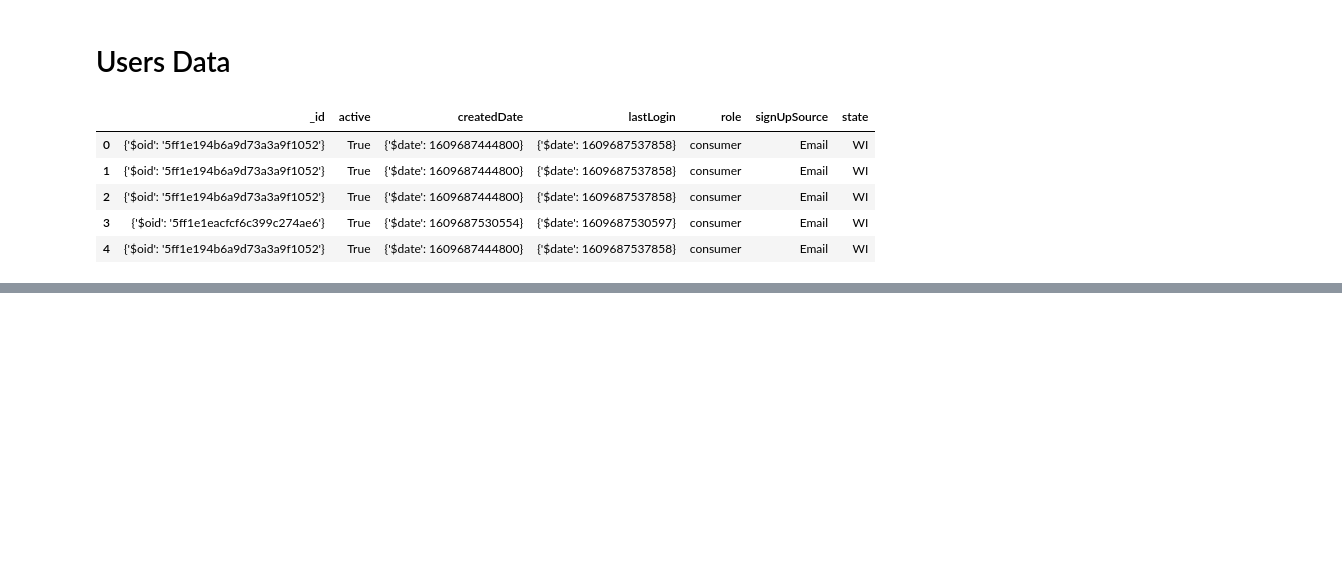
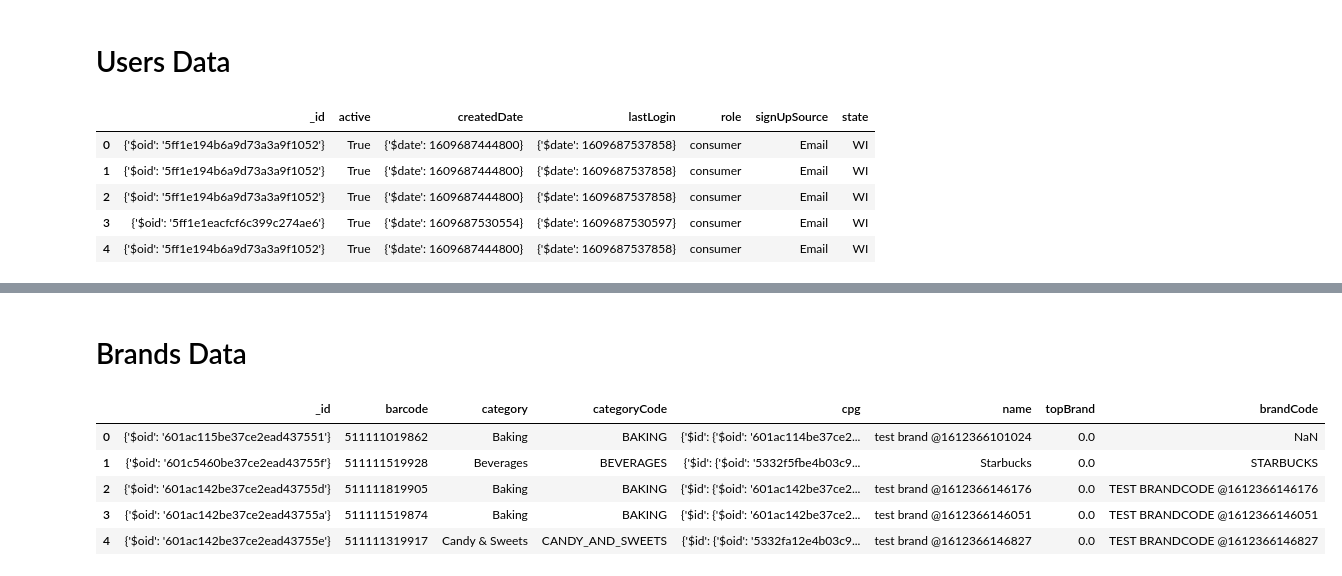
Before and after one commit to timothy-wardlow/Fetch-Rewards-Data-Analyst-Assessment, a Jupyter notebook: Fetch_DA_Assessment.ipynb, the cells around one changed output, grey strips where cells are left out. Saved outputs shown, nothing was run; the diff lists cells and outputs as text; code cells hidden in the pictures; blank space fills up the shorter version.

```diff
--- a/Fetch_DA_Assessment.ipynb
+++ b/Fetch_DA_Assessment.ipynb
@@ -188,0 +211,12 @@ memory usage: 23.8+ KB
+# %% [markdown]
+# Brands Data
+# %%
+brands_df = pd.read_json('Data/brands.json', lines = True)
+brands_df.head()
+# %% [output]
+|  | _id | barcode | category | categoryCode | cpg | name | topBrand | brandCode |
+| 0 | {'$oid': '601ac115be37ce2ead437551'} | 511111019862 | Baking | BAKING | {'$id': {'$oid': '601ac114be37ce2... | test brand @1612366101024 | 0.0 | NaN |
+| 1 | {'$oid': '601c5460be37ce2ead43755f'} | 511111519928 | Beverages | BEVERAGES | {'$id': {'$oid': '5332f5fbe4b03c9... | Starbucks | 0.0 | STARBUCKS |
+| 2 | {'$oid': '601ac142be37ce2ead43755d'} | 511111819905 | Baking | BAKING | {'$id': {'$oid': '601ac142be37ce2... | test brand @1612366146176 | 0.0 | TEST BRANDCODE @1612366146176 |
+| 3 | {'$oid': '601ac142be37ce2ead43755a'} | 511111519874 | Baking | BAKING | {'$id': {'$oid': '601ac142be37ce2... | test brand @1612366146051 | 0.0 | TEST BRANDCODE @1612366146051 |
+| 4 | {'$oid': '601ac142be37ce2ead43755e'} | 511111319917 | Candy & Sweets | CANDY_AND_SWEETS | {'$id': {'$oid': '5332fa12e4b03c9... | test brand @1612366146827 | 0.0 | TEST BRANDCODE @1612366146827 |
```
Also changed, not shown: parts of 34 cells of this notebook, 1 other file.
